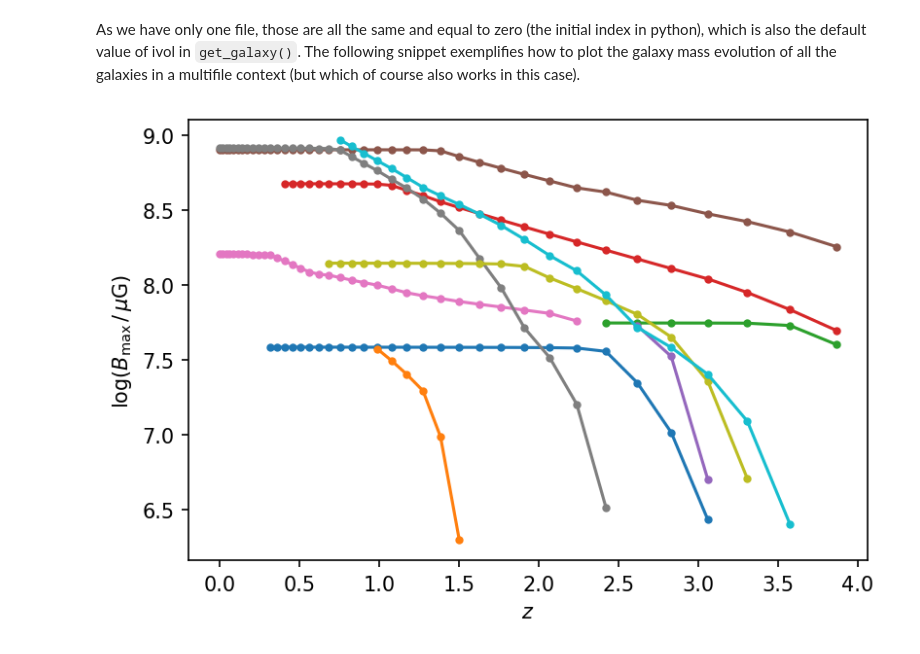
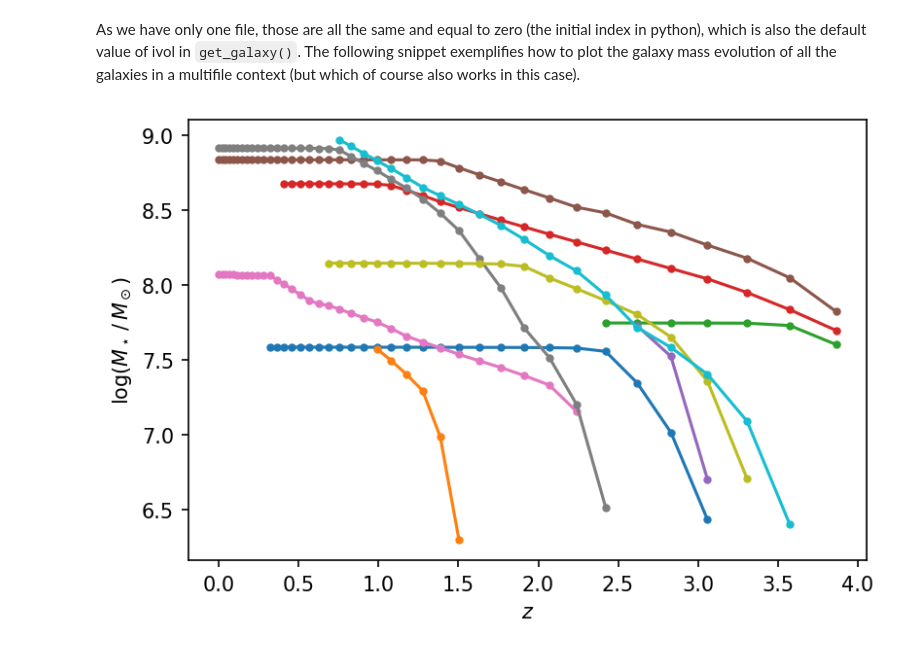
Before and after one commit to luizfelippesr/magnetizer, a Jupyter notebook: doc/magnetizer_tutorial.ipynb, the cells around one changed output. Drawn from its saved outputs; the diff is of its cells as text; code cells hidden in the pictures.

```diff
--- a/doc/magnetizer_tutorial.ipynb
+++ b/doc/magnetizer_tutorial.ipynb
@@ -233,0 +324,8 @@ We can also inspect the individual histories of each galaxy. Below we plot the *
+# %%
+# Gets the radial profiles
+r = run.get('r', z=2.07)
+
+# Uses the convenience
+for i in range(run.ngals):
+    plt.plot(r[i,:], Bphi[i,:])
+plt.xlabel(r'$r\,[\rm kpc]$'); plt.ylabel(r'$B_\phi \,[\mu\rm G]$');
@@ -281,18 +389,18 @@ The following snippet exemplifies how to plot the galaxy mass evolution of all t
 # %%
 import matplotlib.pyplot as plt
 import numpy as np
 import astropy.units as u
 
 plt.figure(dpi=150)
 
 for gal_id, ivol in zip(run.gal_id, run.ivol):
     # Extracts the time series for a single galaxy
     Mstars  = run.get_galaxy('Mstars_disk', gal_id=gal_id, ivol=ivol)
     Mstars += run.get_galaxy('Mstars_bulge', gal_id=gal_id, ivol=ivol)
 
     # Plots the data, as function of time
     plt.plot(run.redshifts, np.log10(Mstars/u.Msun), marker='.')
 
-plt.xlabel('$z$'); plt.ylabel(r'$\log(B_{\rm max}\,/\,\mu\rm G)$');
+plt.xlabel('$z$'); plt.ylabel(r'$\log(M_\star\,/\,M_\odot)$');
 # %% [output]
-[figure, old version]
+[figure, new version]
```
Also changed, not shown: parts of 23 cells of this notebook.
